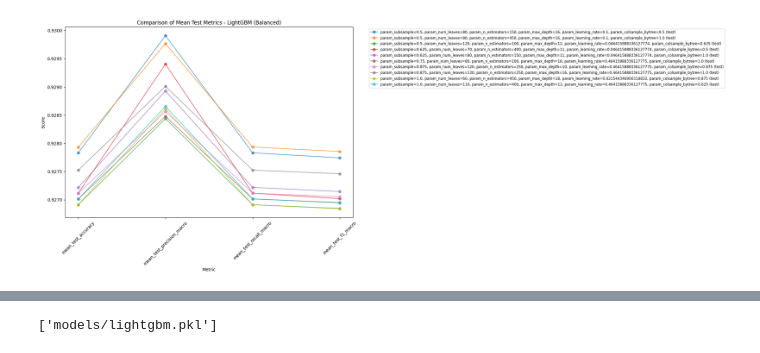
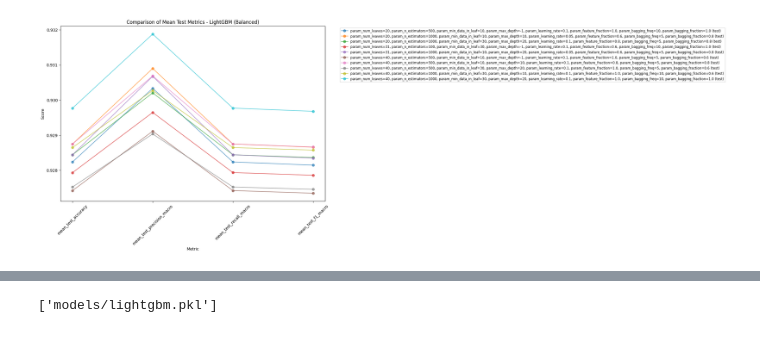
Before and after one commit to FrederickAlmeida/SpeedDating, a Jupyter notebook: modeling_lightgbm.ipynb, the cells around one changed output, grey strips where cells are left out. Saved outputs shown, nothing was run; the diff lists cells and outputs as text; code cells hidden in the pictures.

```diff
--- a/modeling_lightgbm.ipynb
+++ b/modeling_lightgbm.ipynb
@@ -60,15 +55,0 @@ cv = StratifiedKFold(n_splits=5, shuffle=True, random_state=42)
-# %%
-random_search = RandomizedSearchCV(
-    estimator=lgb_model,
-    param_distributions=param_distributions,
-    n_iter=100,
-    scoring=scoring,
-    refit='f1_macro',
-    cv=cv,
-    n_jobs=-1,
-    random_state=42,
-    verbose=2,
-    return_train_score=True
-)
-# %%
-random_search.fit(X_train, y_train)
@@ -113 +56,17 @@ Melhores hiperparâmetros encontrados: {'subsample': np.float64(0.5), 'num_leave
+# %%
+def train_random_search(X, y, estimator, grid):
+    random_search = RandomizedSearchCV(
+        estimator=estimator,
+        param_distributions=grid,
+        cv=skf,
+        scoring=scoring,
+        refit='f1_macro',
+        n_jobs=-1,
+        return_train_score=True,
+        n_iter=20
+    )
+
+    random_search.fit(X, y)
+
+    return random_search
 # %%
@@ -128,0 +91,3 @@ results = get_results(random_search)
+# %%
+grid_search = train_random_search(X_train, y_train, lgb_model, param_grid)
+results = get_results(grid_search)
@@ -201,6 +177,6 @@ def view_test_metrics(train_metrics: bool, filter_top_n: int, search):
     plt.tight_layout()
     plt.show()
 # %%
-view_test_metrics(False, 10, random_search)
+view_test_metrics(False, 10, grid_search)
 # %% [output]
-[figure, old version]
+[figure, new version]
```
Also changed, not shown: parts of 34 cells of this notebook, 4 other files.
